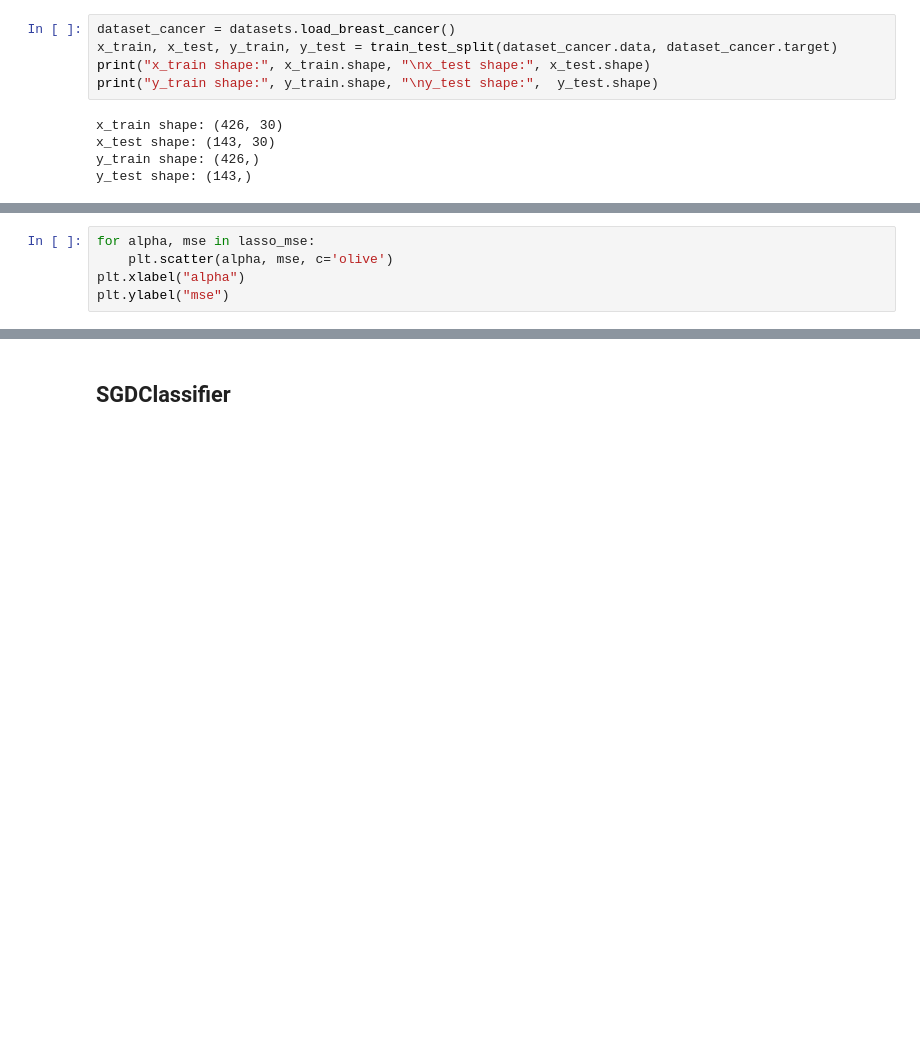
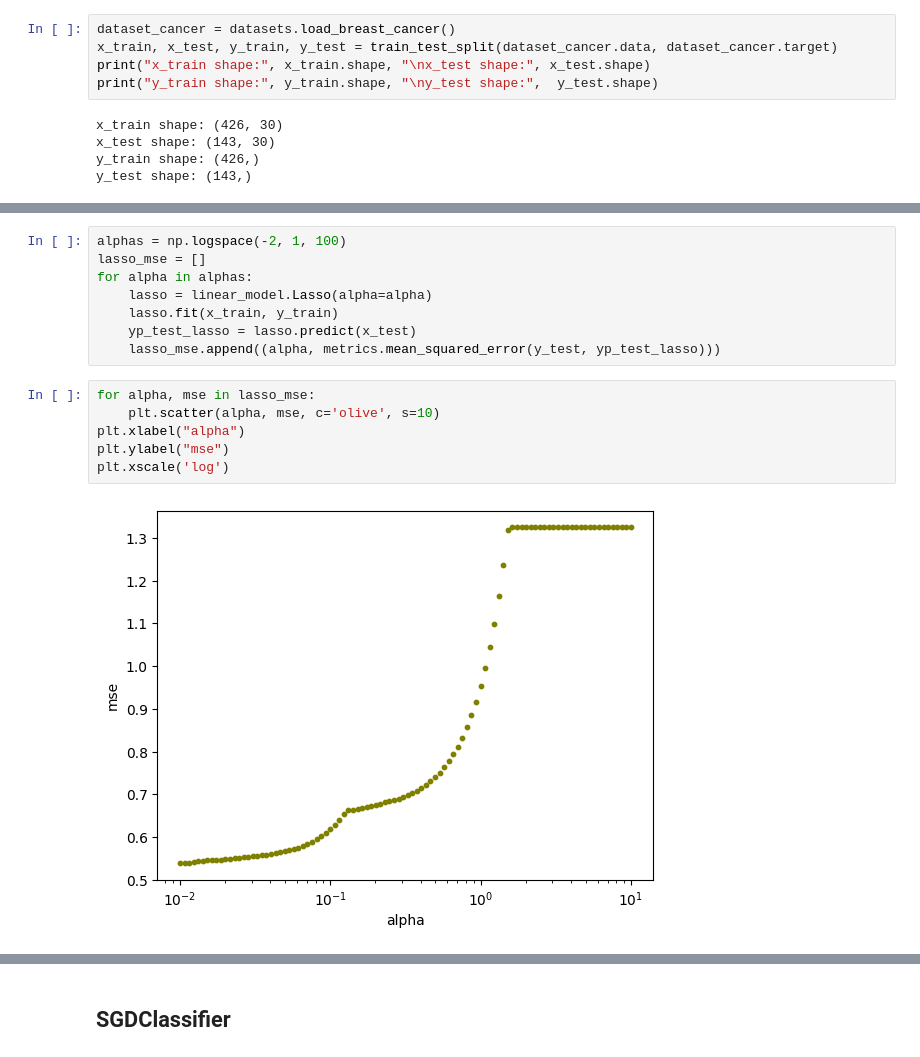
Before and after one commit to ariahosseini/TradML, a Jupyter notebook: SciKitLearn_00_ProjZero_LinearModels.ipynb, the cells around one changed output, grey strips where cells are left out. Saved outputs shown, nothing was run; the diff lists cells and outputs as text; blank space fills up the shorter version.

```diff
--- a/SciKitLearn_00_ProjZero_LinearModels.ipynb
+++ b/SciKitLearn_00_ProjZero_LinearModels.ipynb
@@ -266,5 +229,0 @@ for alpha in alphas:
-# %%
-for alpha, mse in lasso_mse:
-    plt.scatter(alpha, mse, c='olive')
-plt.xlabel("alpha")
-plt.ylabel("mse")
@@ -482,0 +257,16 @@ disp_ridge_clf.plot()
+# %%
+alphas = np.logspace(-2, 1, 100)
+lasso_mse = []
+for alpha in alphas:
+    lasso = linear_model.Lasso(alpha=alpha)
+    lasso.fit(x_train, y_train)
+    yp_test_lasso = lasso.predict(x_test)
+    lasso_mse.append((alpha, metrics.mean_squared_error(y_test, yp_test_lasso)))
+# %%
+for alpha, mse in lasso_mse:
+    plt.scatter(alpha, mse, c='olive', s=10)
+plt.xlabel("alpha")
+plt.ylabel("mse")
+plt.xscale('log')
+# %% [output]
+[figure, added]
```
Also changed, not shown: parts of 79 cells of this notebook.
